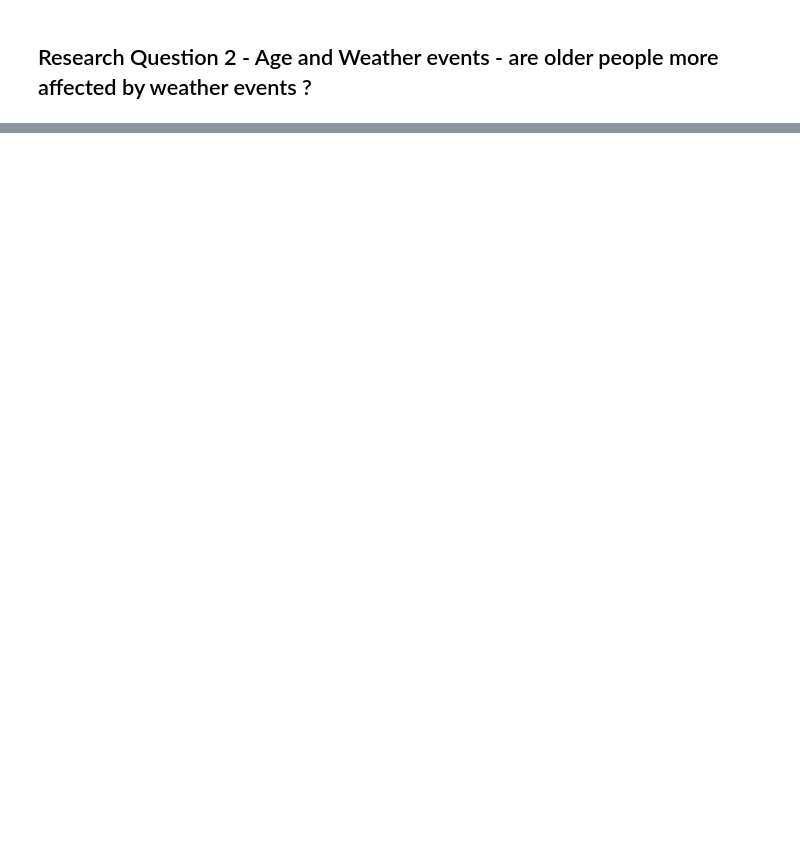
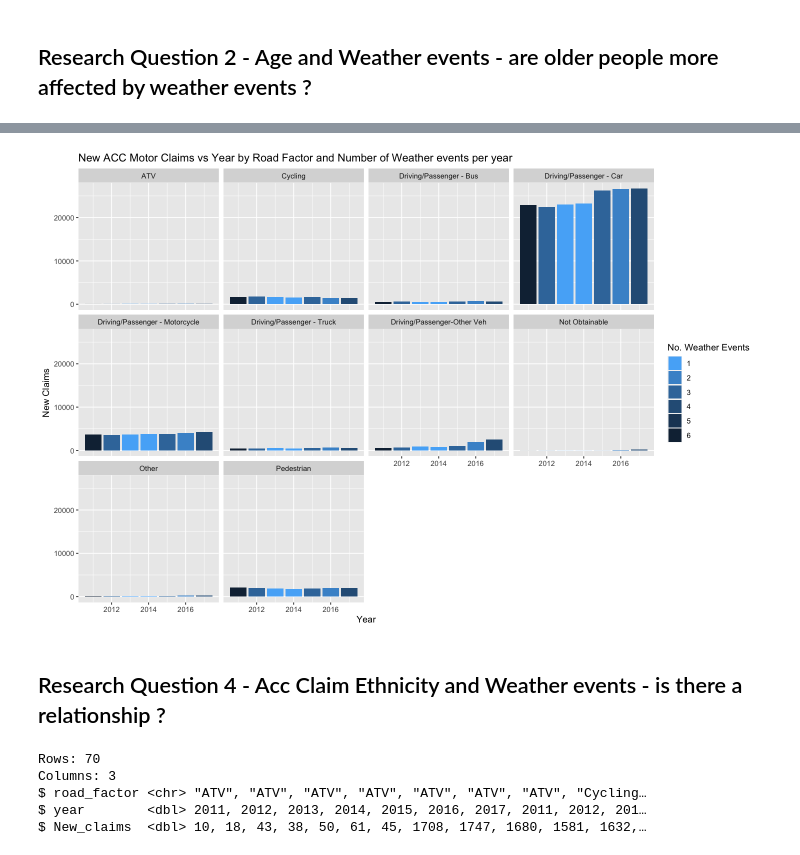
Before and after one commit to oscar-uc/DATA244_group_project, a Jupyter notebook: Joining/Joining.ipynb, the cells around one changed output, grey strips where cells are left out. Saved outputs shown, nothing was run; the diff lists cells and outputs as text; code cells hidden in the pictures; blank space fills up the shorter version.

```diff
--- a/Joining/Joining.ipynb
+++ b/Joining/Joining.ipynb
@@ -300,0 +332,5 @@ Warning message:
+# %%
+# Remove active_claims variable
+road_newclaims_df <- road %>%
+    select(road_factor, year, New_claims)
+glimpse(road_newclaims_df)
@@ -300,0 +343,6 @@ Warning message:
+# %%
+weather_road_joined <- merge(x = road_newclaims_df, y = weather_by_year, by = "year", all = TRUE) %>%
+    arrange(road_factor)%>%
+    head(-4)
+    #head(-4) #remove 2010, 2018-2020 which dont match
+weather_road_joined
@@ -300,0 +369,15 @@ Warning message:
+# %%
+#labels <- c("Driving/Passenger - Bus" = "Bus", "Driving/Passenger - Car" = "Men")
+#labeller=labeller(road_factor = labels)
+options(repr.plot.width=12, repr.plot.height=8)
+weather_road_plot <- weather_road_joined %>%
+  ggplot(aes(year, New_claims, group = road_factor, fill = n_event)) +
+    geom_col() +
+    facet_wrap(~ road_factor)+
+    labs(x="Year", y="New Claims", title = "New ACC Motor Claims vs Year by Road Factor and Number of Weather events per year" )+
+    guides(fill=guide_legend(title="No. Weather Events"))+
+    scale_fill_continuous(high = "#132B43", low = "#56B1F7")
+
+weather_road_plot
+# %% [output]
+[figure, added]
@@ -300,0 +393,13 @@ Warning message:
+# %% [markdown]
+## Research Question 4 - Acc Claim Ethnicity and Weather events - is there a relationship ?
+# %%
+# Remove active_claims variable
+ethinicty_newclaims_df <- ethnicity %>%
+    select(ethnicity, year, New_claims)
+glimpse(road_newclaims_df)
+# %% [output]
+Rows: 70
+Columns: 3
+$ road_factor <chr> "ATV", "ATV", "ATV", "ATV", "ATV", "ATV", "ATV", "Cycling…
+$ year        <dbl> 2011, 2012, 2013, 2014, 2015, 2016, 2017, 2011, 2012, 201…
+$ New_claims  <dbl> 10, 18, 43, 38, 50, 61, 45, 1708, 1747, 1680, 1581, 1632,…
```
Also changed, not shown: parts of 25 cells of this notebook, 5 other files.
